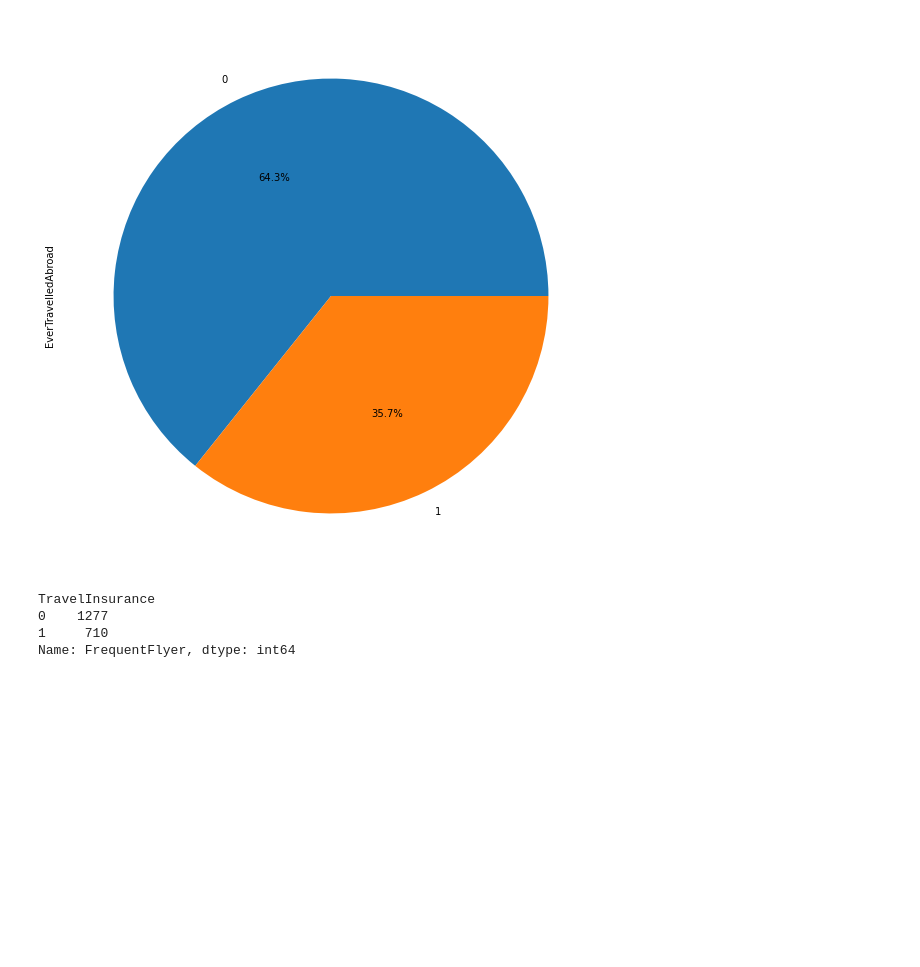
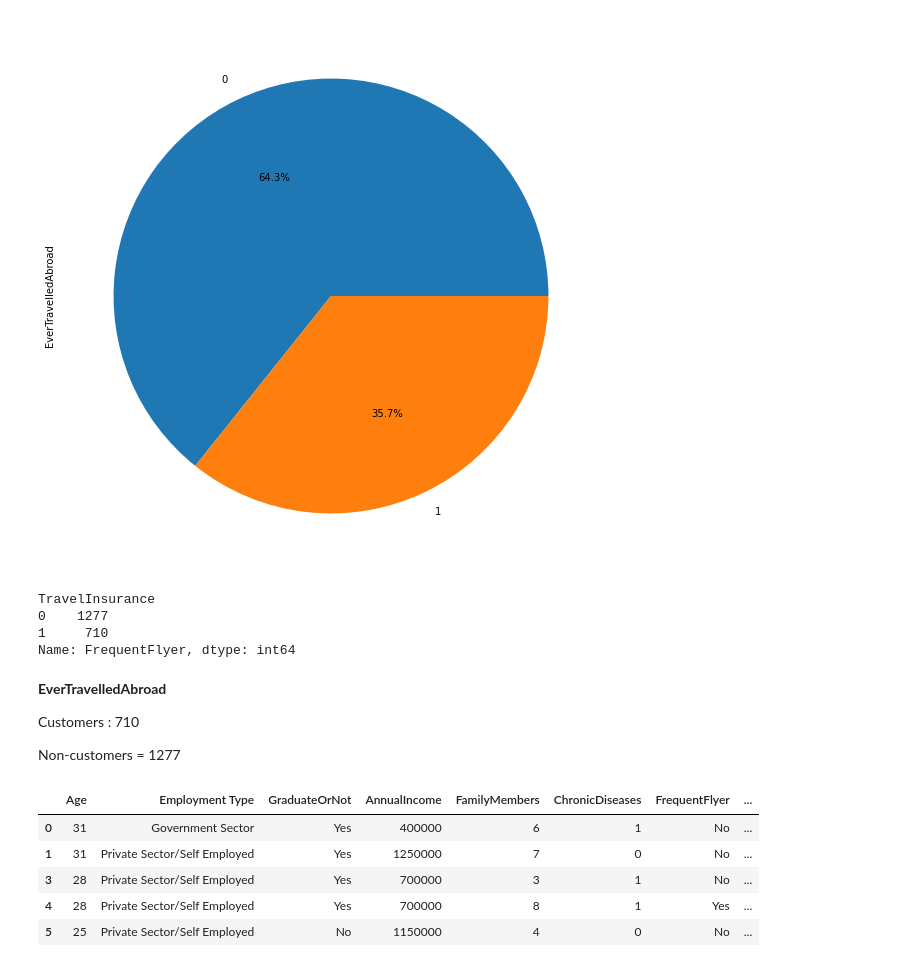
Before and after one commit to Hephzibah56/div_lessons, a Jupyter notebook: Travel Insurance.ipynb, the cells around one changed output. Saved outputs shown, nothing was run; the diff lists cells and outputs as text; code cells hidden in the pictures; blank space fills up the shorter version.

Commit message:
current travel analysis

```diff
--- a/Travel Insurance.ipynb
+++ b/Travel Insurance.ipynb
@@ -200,3 +207,19 @@ TravelInsurance
 0    1277
 1     710
 Name: FrequentFlyer, dtype: int64
+# %% [markdown]
+**EverTravelledAbroad**
+
+Customers : 710
+
+Non-customers = 1277
+# %%
+non_customers = travel_data[travel_data['TravelInsurance'] == 0]
+non_customers.head()
+# %% [output]
+|  | Age | Employment Type | GraduateOrNot | AnnualIncome | FamilyMembers | ChronicDiseases | FrequentFlyer | ... |
+| 0 | 31 | Government Sector | Yes | 400000 | 6 | 1 | No | ... |
+| 1 | 31 | Private Sector/Self Employed | Yes | 1250000 | 7 | 0 | No | ... |
+| 3 | 28 | Private Sector/Self Employed | Yes | 700000 | 3 | 1 | No | ... |
+| 4 | 28 | Private Sector/Self Employed | Yes | 700000 | 8 | 1 | Yes | ... |
+| 5 | 25 | Private Sector/Self Employed | No | 1150000 | 4 | 0 | No | ... |
```
Also changed, not shown: parts of 5 cells of this notebook.
